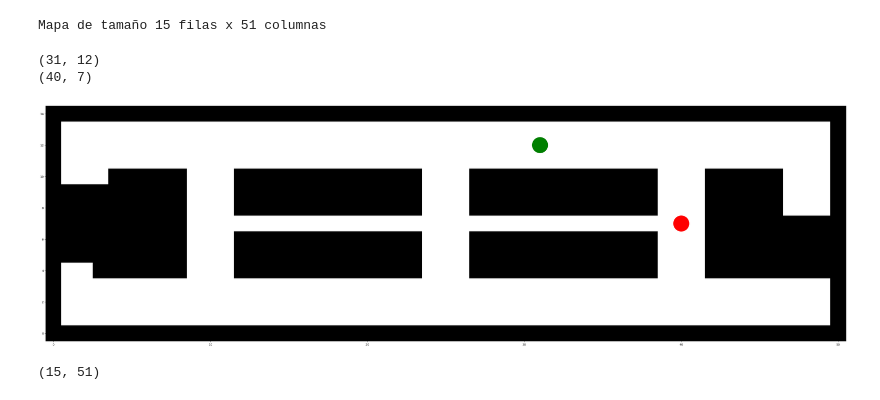
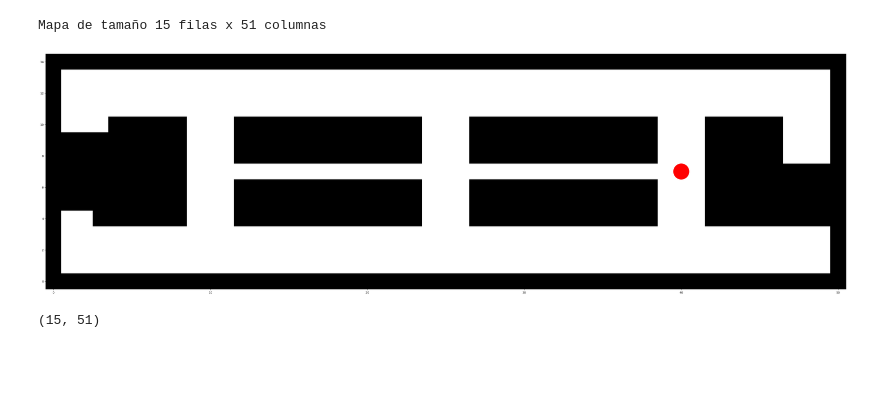
Before and after one commit to jormunrod/IA_RL_Project, a Jupyter notebook: Proyect.ipynb, the cells around one changed output. Drawn from its saved outputs; the diff is of its cells as text; code cells hidden in the pictures; blank space fills up the shorter version.

```diff
--- a/Proyect.ipynb
+++ b/Proyect.ipynb
@@ -33,37 +33,17 @@ Perror = 0.1  # Probabilidad de error en el movimiento
 print("Mapa de tamaño",m,"filas x",n,"columnas")
 # %% [output]
 Mapa de tamaño 15 filas x 51 columnas
-# %%
-# Posiciones inicial y final
-def inicializa_posicion(mapa, destino):
-    inicio = np.random.randint(n), np.random.randint(m)
-    intentos = 0
-    max_intentos = 1000
-    while mapa[inicio[1],inicio[0]] == 1 or inicio == destino:
-        inicio = np.random.randint(n), np.random.randint(m)
-        intentos += 1
-        if intentos > max_intentos:
-            raise ValueError("No se pudo encontrar una posición inicial válida.")
-    return inicio
-
-inicio = inicializa_posicion(mapa, destino)
-print(inicio)
-print(destino)
-# %% [output]
-(31, 12)
-(40, 7)
 # %%
 def visualiza_mapa():
     plt.figure(figsize=(len(mapa[0]), len(mapa)))
     plt.imshow(1-mapa, cmap='gray', interpolation='none')
     plt.xlim(-0.5, len(mapa[0]) - 0.5)
     plt.ylim(-0.5, len(mapa) - 0.5)
     plt.gca().add_patch(plt.Circle(destino,radius = 0.5,edgecolor = 'red', facecolor = 'red'))
-    plt.gca().add_patch(plt.Circle(inicio,radius = 0.5,edgecolor = 'green', facecolor = 'green'))
 
 visualiza_mapa()
 # %% [output]
-[figure, old version]
+[figure, new version]
 # %%
 mapa.shape
 # %% [output]
```
Also changed, not shown: parts of 12 cells of this notebook.
